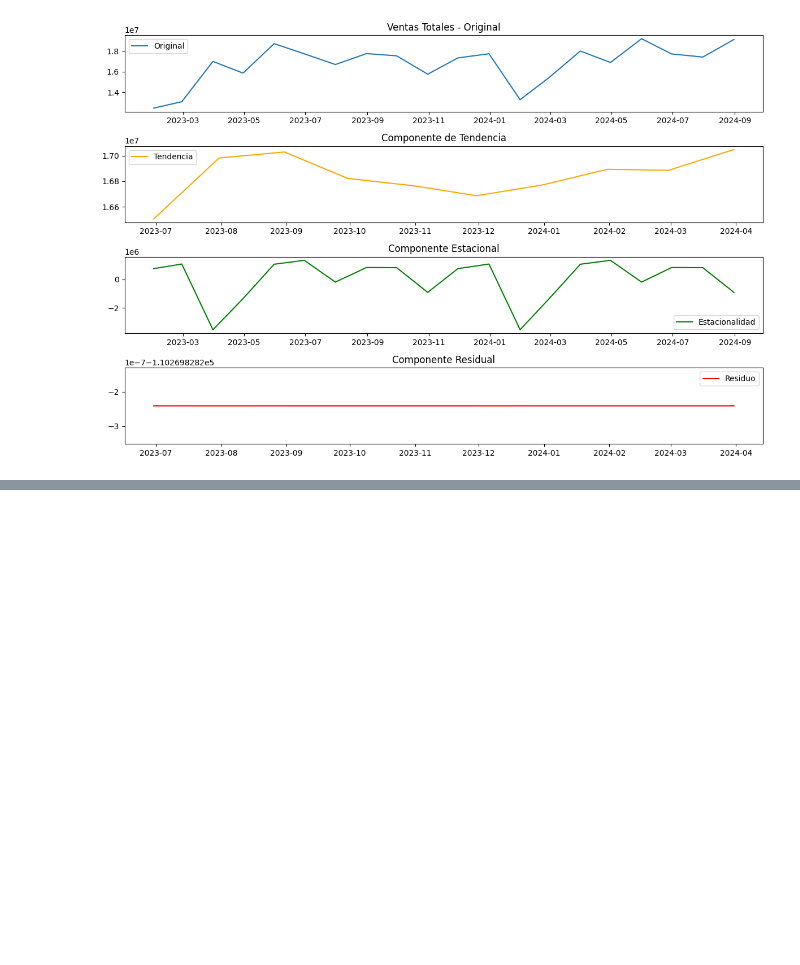
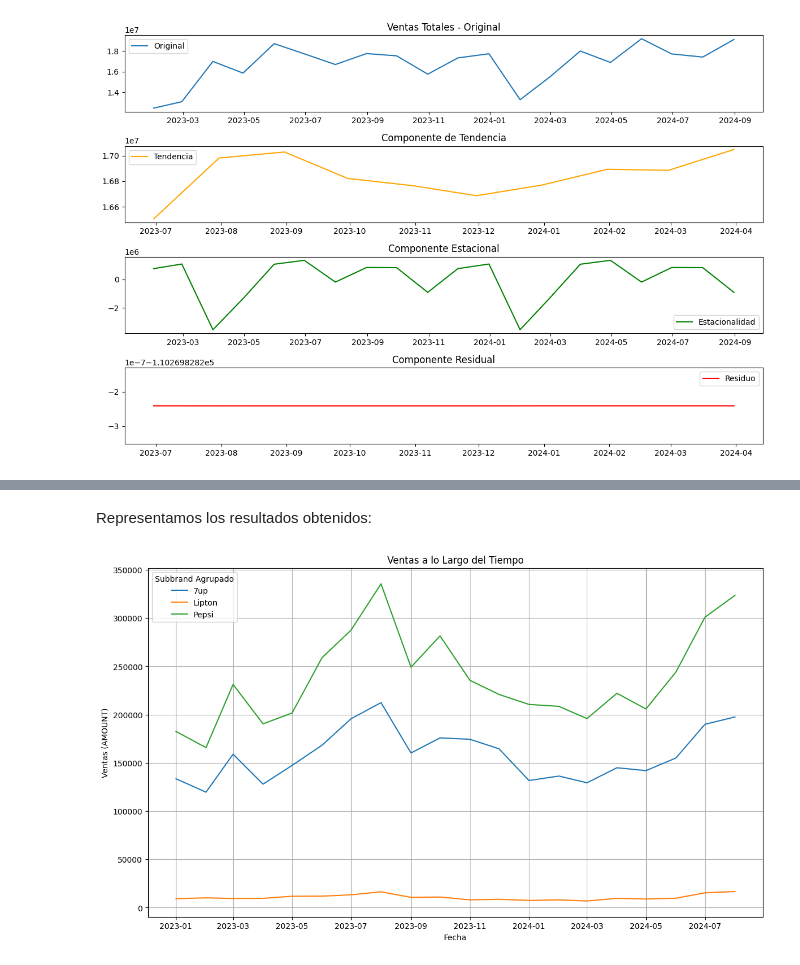
Before and after one commit to anruki/UFV_Visualizacion, a Jupyter notebook: EjerciciosClase/Ventas.ipynb, the cells around one changed output, grey strips where cells are left out. Saved outputs shown, nothing was run; the diff lists cells and outputs as text; code cells hidden in the pictures; blank space fills up the shorter version.

```diff
--- a/EjerciciosClase/Ventas.ipynb
+++ b/EjerciciosClase/Ventas.ipynb
@@ -1280,0 +1319,25 @@ buenas son
+# %% [markdown]
+Representamos los resultados obtenidos:
+# %%
+# Agrupamos los datos por fecha y la nueva columna SUBBRAND_GROUPED y sumamos los valores de ventas (AMOUNT)
+acutals_spain_grouped = actuals_spain.groupby(['DATE', 'SUBBRAND_GROUPED'])['AMOUNT'].sum().reset_index()
+
+# Configuramos la gráfica
+plt.figure(figsize=(14, 8))
+
+# Graficamos una línea para cada subbrand agrupado
+for subbrand in acutals_spain_grouped['SUBBRAND_GROUPED'].unique():
+    subbrand_data = acutals_spain_grouped[acutals_spain_grouped['SUBBRAND_GROUPED'] == subbrand]
+    plt.plot(subbrand_data['DATE'], subbrand_data['AMOUNT'], label=subbrand)
+
+# Añadimos etiquetas y título
+plt.xlabel('Fecha')
+plt.ylabel('Ventas (AMOUNT)')
+plt.title('Ventas a lo Largo del Tiempo')
+plt.legend(title='Subbrand Agrupado')
+plt.grid(True)
+
+# Mostramos la gráfica
+plt.show()
+# %% [output]
+[figure, added]
```
Also changed, not shown: parts of 16 cells of this notebook.
